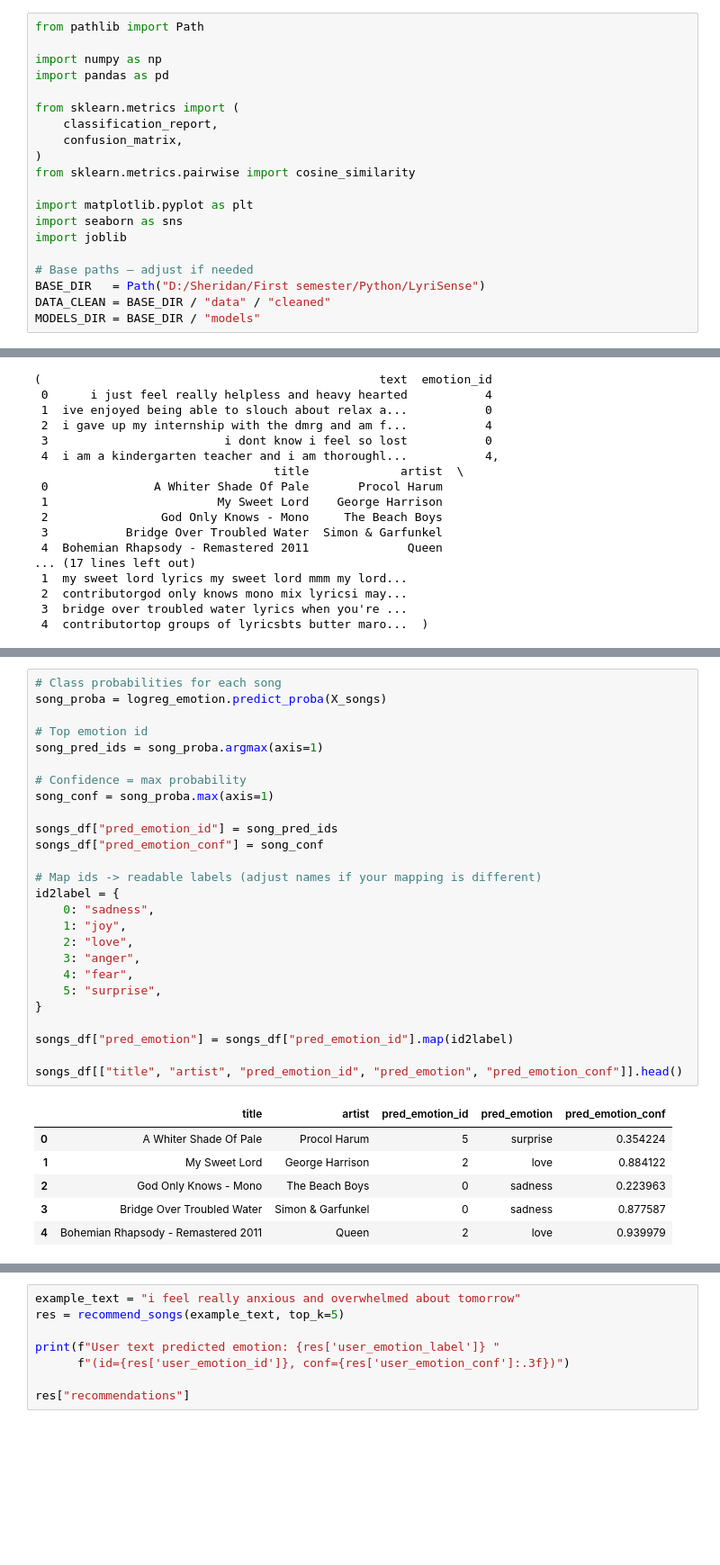
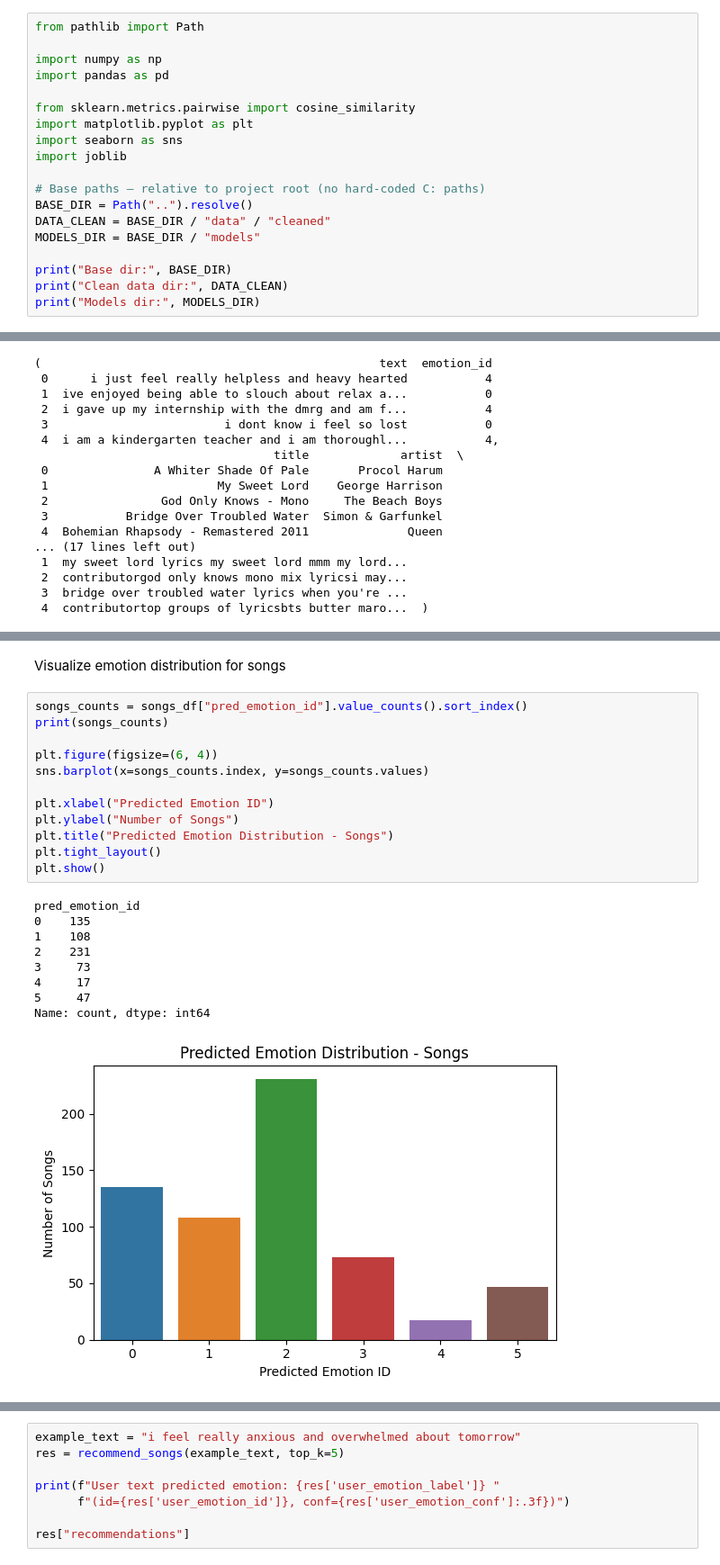
Before and after one commit to claraashraf24/LyriSense, a Jupyter notebook: notebooks/03_modeling.ipynb, the cells around one changed output, grey strips where cells are left out. Shown at 90% size. Drawn from its saved outputs; the diff is of its cells as text; blank space fills up the shorter version.

```diff
--- a/notebooks/03_modeling.ipynb
+++ b/notebooks/03_modeling.ipynb
@@ -4,17 +6,16 @@ from pathlib import Path
 import numpy as np
 import pandas as pd
 
-from sklearn.metrics import (
-    classification_report,
-    confusion_matrix,
-)
 from sklearn.metrics.pairwise import cosine_similarity
-
 import matplotlib.pyplot as plt
 import seaborn as sns
 import joblib
 
-# Base paths – adjust if needed
-BASE_DIR   = Path("D:/Sheridan/First semester/Python/LyriSense")
+# Base paths – relative to project root (no hard-coded C: paths)
+BASE_DIR = Path("..").resolve()
 DATA_CLEAN = BASE_DIR / "data" / "cleaned"
 MODELS_DIR = BASE_DIR / "models"
+
+print("Base dir:", BASE_DIR)
+print("Clean data dir:", DATA_CLEAN)
+print("Models dir:", MODELS_DIR)
@@ -65,33 +109,24 @@ X_songs.shape
+# %% [markdown]
+Visualize emotion distribution for songs
 # %%
-# Class probabilities for each song
-song_proba = logreg_emotion.predict_proba(X_songs)
+songs_counts = songs_df["pred_emotion_id"].value_counts().sort_index()
+print(songs_counts)
 
-# Top emotion id
-song_pred_ids = song_proba.argmax(axis=1)
+plt.figure(figsize=(6, 4))
+sns.barplot(x=songs_counts.index, y=songs_counts.values)
 
-# Confidence = max probability
-song_conf = song_proba.max(axis=1)
-
-songs_df["pred_emotion_id"] = song_pred_ids
-songs_df["pred_emotion_conf"] = song_conf
-
-# Map ids -> readable labels (adjust names if your mapping is different)
-id2label = {
-    0: "sadness",
-    1: "joy",
-    2: "love",
-    3: "anger",
-    4: "fear",
-    5: "surprise",
-}
-
-songs_df["pred_emotion"] = songs_df["pred_emotion_id"].map(id2label)
-
-songs_df[["title", "artist", "pred_emotion_id", "pred_emotion", "pred_emotion_conf"]].head()
+plt.xlabel("Predicted Emotion ID")
+plt.ylabel("Number of Songs")
+plt.title("Predicted Emotion Distribution - Songs")
+plt.tight_layout()
+plt.show()
 # %% [output]
-|  | title | artist | pred_emotion_id | pred_emotion | pred_emotion_conf |
-| 0 | A Whiter Shade Of Pale | Procol Harum | 5 | surprise | 0.354224 |
-| 1 | My Sweet Lord | George Harrison | 2 | love | 0.884122 |
-| 2 | God Only Knows - Mono | The Beach Boys | 0 | sadness | 0.223963 |
-| 3 | Bridge Over Troubled Water | Simon & Garfunkel | 0 | sadness | 0.877587 |
-| 4 | Bohemian Rhapsody - Remastered 2011 | Queen | 2 | love | 0.939979 |
+pred_emotion_id
+0    135
+1    108
+2    231
+3     73
+4     17
+5     47
+Name: count, dtype: int64
+[figure, added]
```
Also changed, not shown: parts of 13 cells of this notebook, 36 other files.
